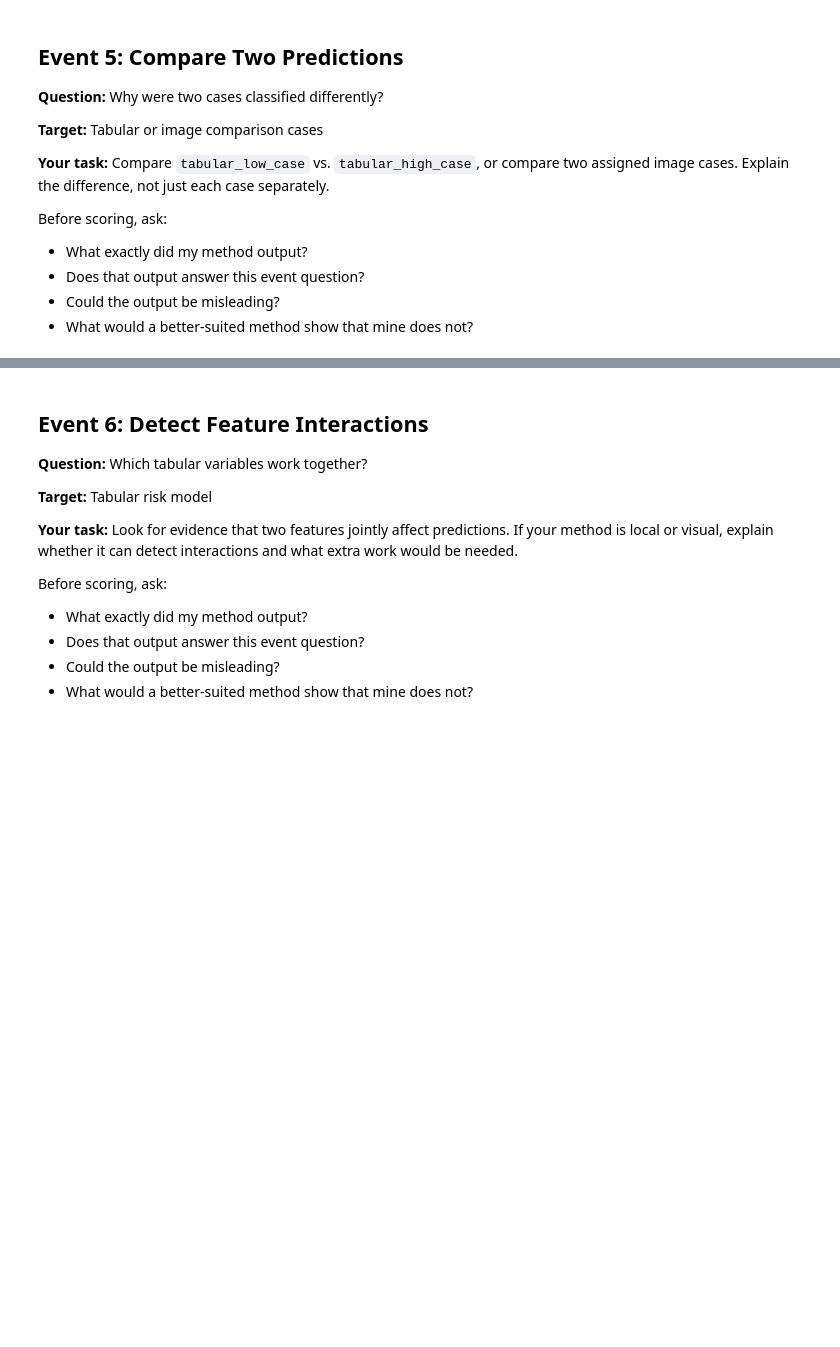
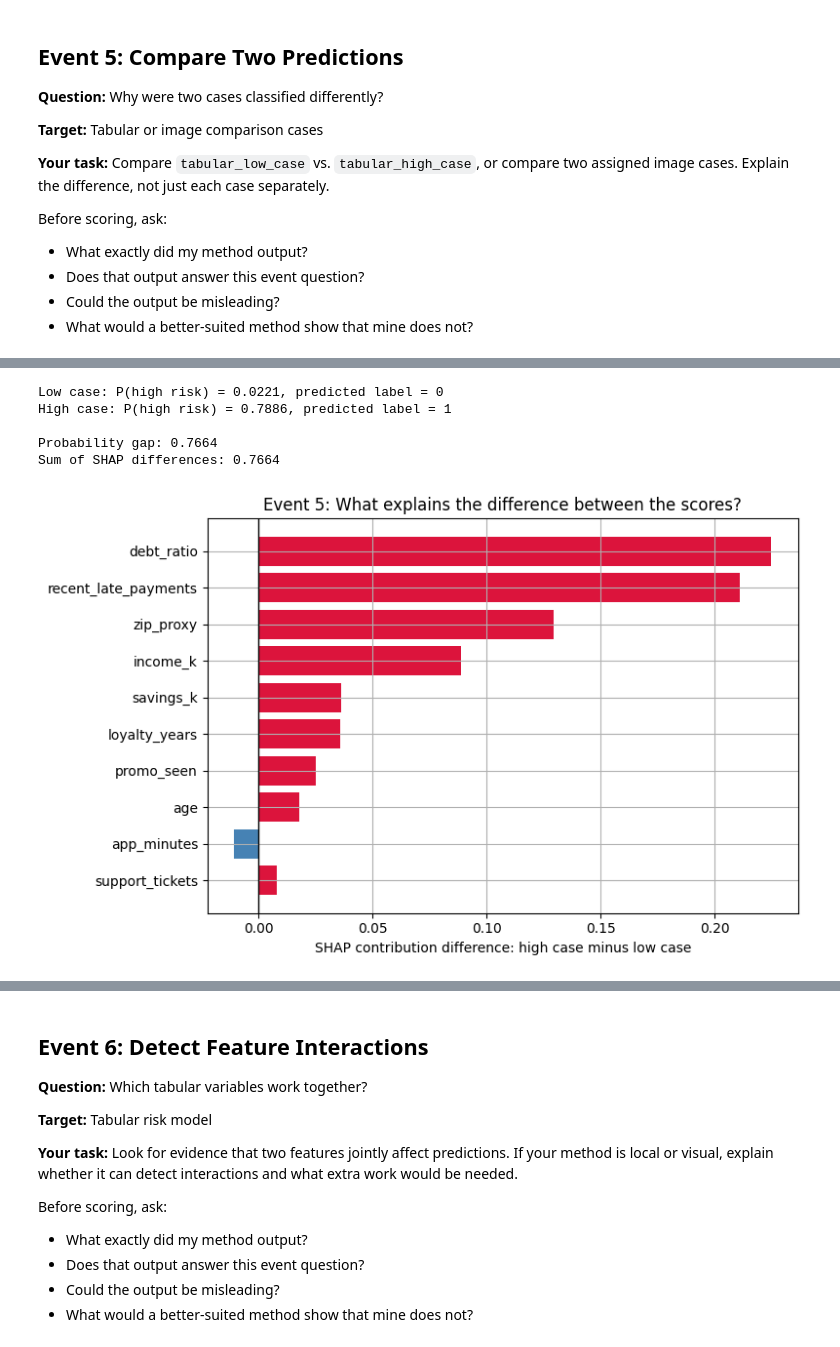
Before and after one commit to eugeniatate-duke/XAI-decathlon, a Jupyter notebook: xai_decathlon_shap.ipynb, the cells around one changed output, grey strips where cells are left out. Saved outputs shown, nothing was run; the diff lists cells and outputs as text; code cells hidden in the pictures; blank space fills up the shorter version.

```diff
--- a/xai_decathlon_shap.ipynb
+++ b/xai_decathlon_shap.ipynb
@@ -992,0 +981,72 @@ Before scoring, ask:
+# %%
+# Event 5: SHAP adapted
+# 2 applicants
+low_position = tabular_low_case
+high_position = tabular_high_case
+
+# each applicant's contributions to P(high risk)
+low_contributions = shap_high_risk[low_position]
+high_contributions = shap_high_risk[high_position]
+
+# positive diff can explain why the high case has a higher score
+contribution_difference = high_contributions - low_contributions
+
+# feature values to connect contributions to actual cases
+comparison_table = pd.DataFrame({
+    "feature": feature_names,
+    "low_case_value": X_test.iloc[low_position].to_numpy(),
+    "high_case_value": X_test.iloc[high_position].to_numpy(),
+    "SHAP_low": low_contributions,
+    "SHAP_high": high_contributions,
+    "SHAP_difference": contribution_difference
+})
+
+# largest differences first
+comparison_table = comparison_table.sort_values(
+    "SHAP_difference",
+    key=abs,
+    ascending=False
+)
+
+display(comparison_table.round(4))
+
+# display scores and class labels
+low_probability = tabular_proba[low_position]
+high_probability = tabular_proba[high_position]
+probability_gap = high_probability - low_probability
+
+print(f"Low case: P(high risk) = {low_probability:.4f}, "
+      f"predicted label = {tabular_pred[low_position]}")
+
+print(f"High case: P(high risk) = {high_probability:.4f}, "
+      f"predicted label = {tabular_pred[high_position]}")
+
+print(f"\nProbability gap: {probability_gap:.4f}")
+print(f"Sum of SHAP differences: {contribution_difference.sum():.4f}")
+
+# verify that contributions explain probability gap
+np.testing.assert_allclose(
+    contribution_difference.sum(),
+    probability_gap,
+    atol=1e-6
+)
+
+# visualize features that account for the diff
+colors = [
+    "crimson" if value >= 0 else "steelblue"
+    for value in comparison_table["SHAP_difference"]
+]
+
+plt.figure(figsize=(8, 5))
+plt.barh(
+    comparison_table["feature"],
+    comparison_table["SHAP_difference"],
+    color=colors
+)
+plt.gca().invert_yaxis()
+plt.axvline(0, color="black", linewidth=1)
+plt.xlabel("SHAP contribution difference: high case minus low case")
+plt.title("Event 5: What explains the difference between the scores?")
+plt.tight_layout()
+plt.show()
+# %% [output]
@@ -992,0 +1064,6 @@ Before scoring, ask:
+Low case: P(high risk) = 0.0221, predicted label = 0
+High case: P(high risk) = 0.7886, predicted label = 1
+
+Probability gap: 0.7664
+Sum of SHAP differences: 0.7664
+[figure, added]
```
Also changed, not shown: parts of 7 cells of this notebook.
